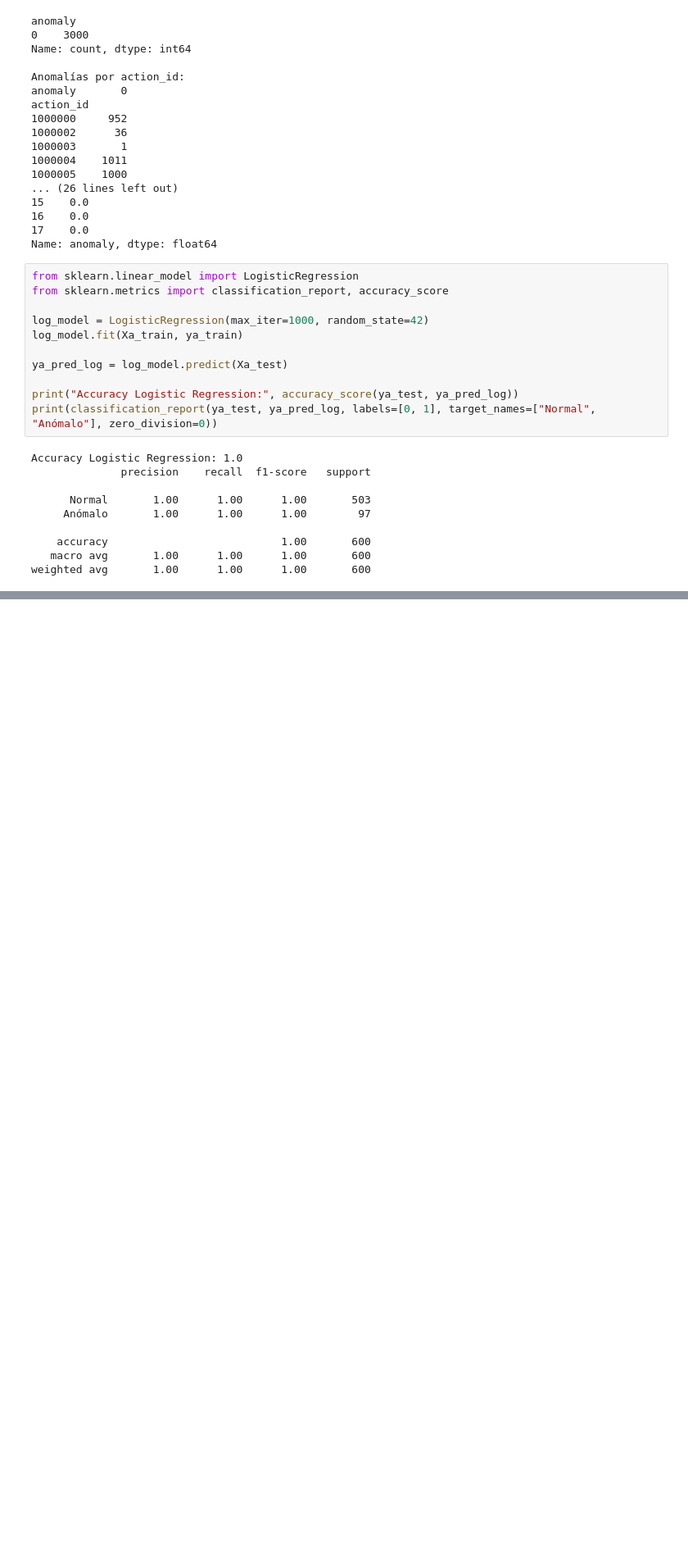
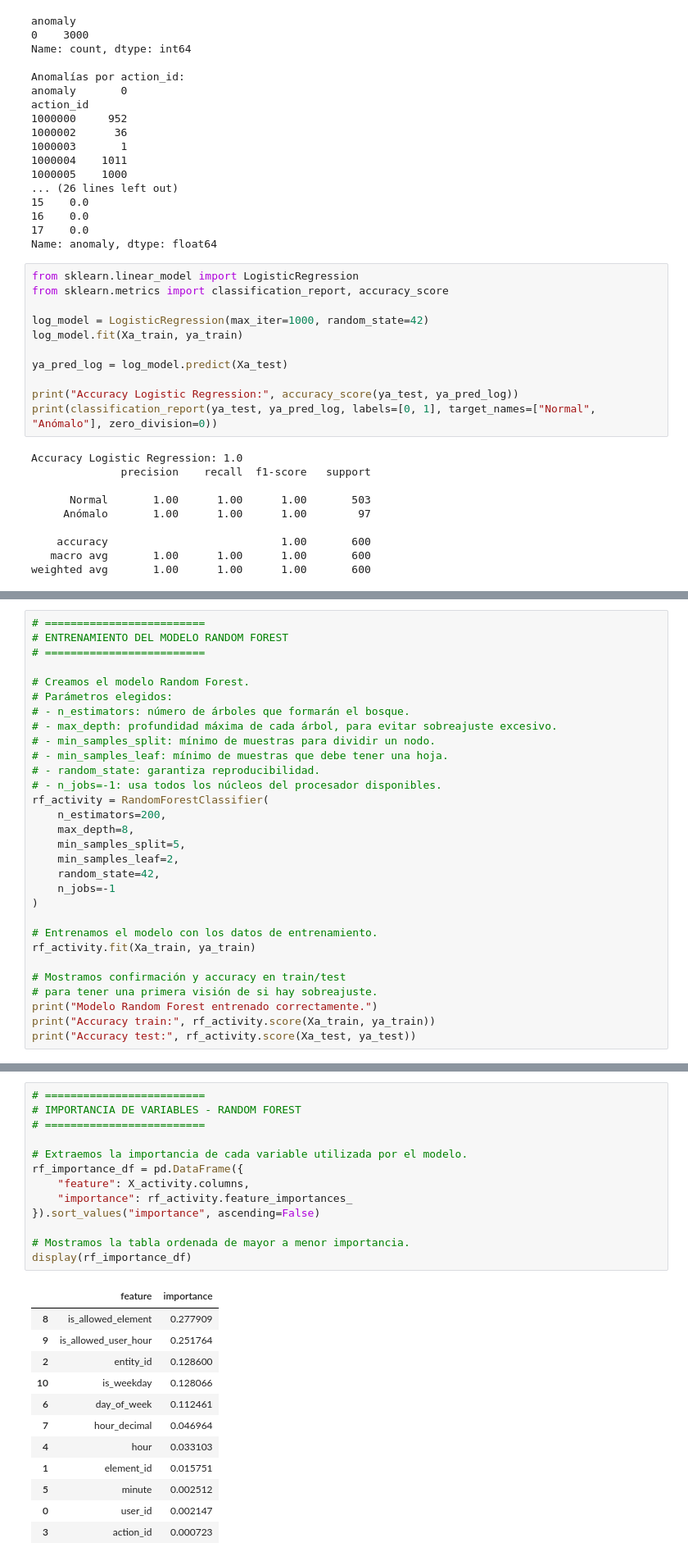
Before and after one commit to daniilopezz/DataScience, a Jupyter notebook: KeyOver/keyover1 copy.ipynb, the cells around one changed output, grey strips where cells are left out. Shown at 82% size. Drawn from its saved outputs; the diff is of its cells as text; blank space fills up the shorter version.

```diff
--- a/KeyOver/keyover1 copy.ipynb
+++ b/KeyOver/keyover1 copy.ipynb
@@ -1593,0 +1592,30 @@ weighted avg       1.00      1.00      1.00       600
+# %%
+# =========================
+# ENTRENAMIENTO DEL MODELO RANDOM FOREST
+# =========================
+
+# Creamos el modelo Random Forest.
+# Parámetros elegidos:
+# - n_estimators: número de árboles que formarán el bosque.
+# - max_depth: profundidad máxima de cada árbol, para evitar sobreajuste excesivo.
+# - min_samples_split: mínimo de muestras para dividir un nodo.
+# - min_samples_leaf: mínimo de muestras que debe tener una hoja.
+# - random_state: garantiza reproducibilidad.
+# - n_jobs=-1: usa todos los núcleos del procesador disponibles.
+rf_activity = RandomForestClassifier(
+    n_estimators=200,
+    max_depth=8,
+    min_samples_split=5,
+    min_samples_leaf=2,
+    random_state=42,
+    n_jobs=-1
+)
+
+# Entrenamos el modelo con los datos de entrenamiento.
+rf_activity.fit(Xa_train, ya_train)
+
+# Mostramos confirmación y accuracy en train/test
+# para tener una primera visión de si hay sobreajuste.
+print("Modelo Random Forest entrenado correctamente.")
+print("Accuracy train:", rf_activity.score(Xa_train, ya_train))
+print("Accuracy test:", rf_activity.score(Xa_test, ya_test))
@@ -1593,0 +1684,26 @@ weighted avg       1.00      1.00      1.00       600
+# %%
+# =========================
+# IMPORTANCIA DE VARIABLES - RANDOM FOREST
+# =========================
+
+# Extraemos la importancia de cada variable utilizada por el modelo.
+rf_importance_df = pd.DataFrame({
+    "feature": X_activity.columns,
+    "importance": rf_activity.feature_importances_
+}).sort_values("importance", ascending=False)
+
+# Mostramos la tabla ordenada de mayor a menor importancia.
+display(rf_importance_df)
+# %% [output]
+|  | feature | importance |
+| 8 | is_allowed_element | 0.277909 |
+| 9 | is_allowed_user_hour | 0.251764 |
+| 2 | entity_id | 0.128600 |
+| 10 | is_weekday | 0.128066 |
+| 6 | day_of_week | 0.112461 |
+| 7 | hour_decimal | 0.046964 |
+| 4 | hour | 0.033103 |
+| 1 | element_id | 0.015751 |
+| 5 | minute | 0.002512 |
+| 0 | user_id | 0.002147 |
+| 3 | action_id | 0.000723 |
```
Also changed, not shown: parts of 11 cells of this notebook, 1 other file.
